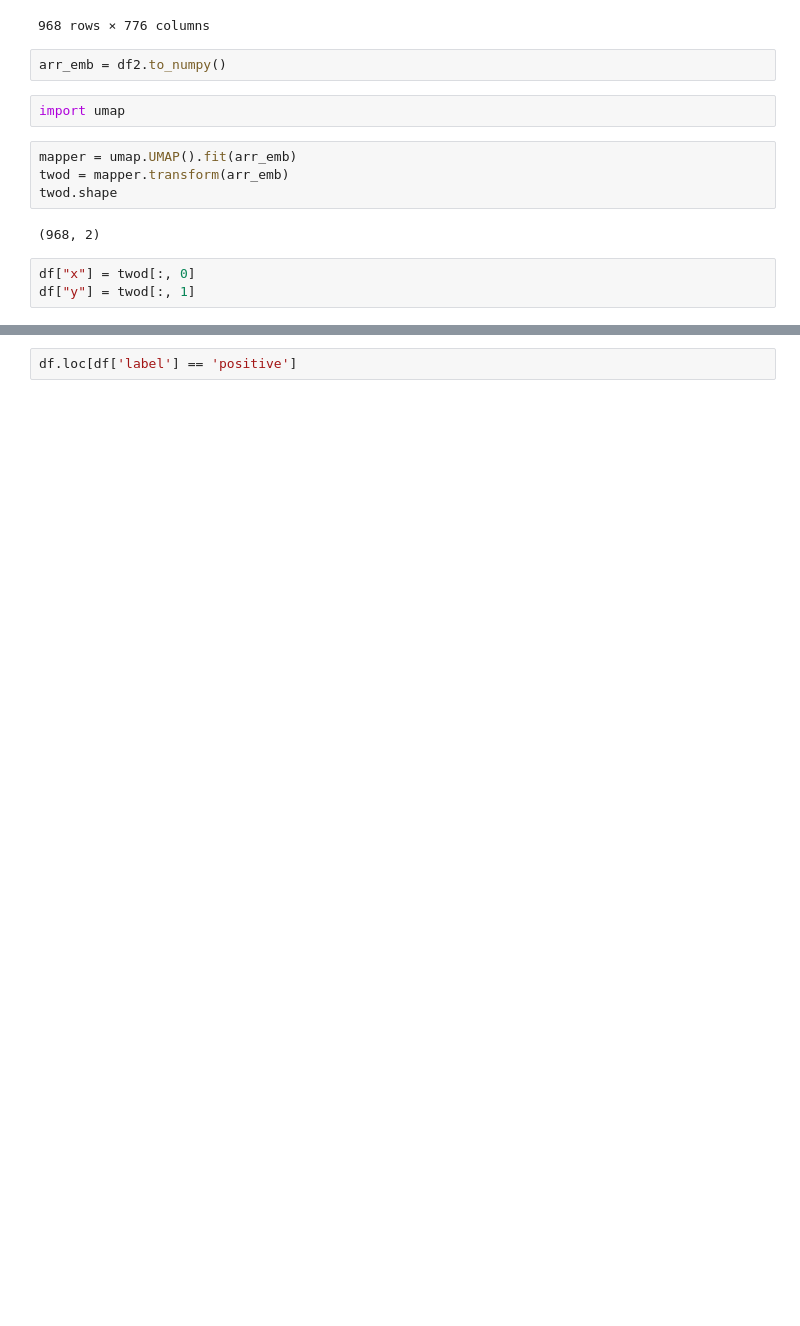
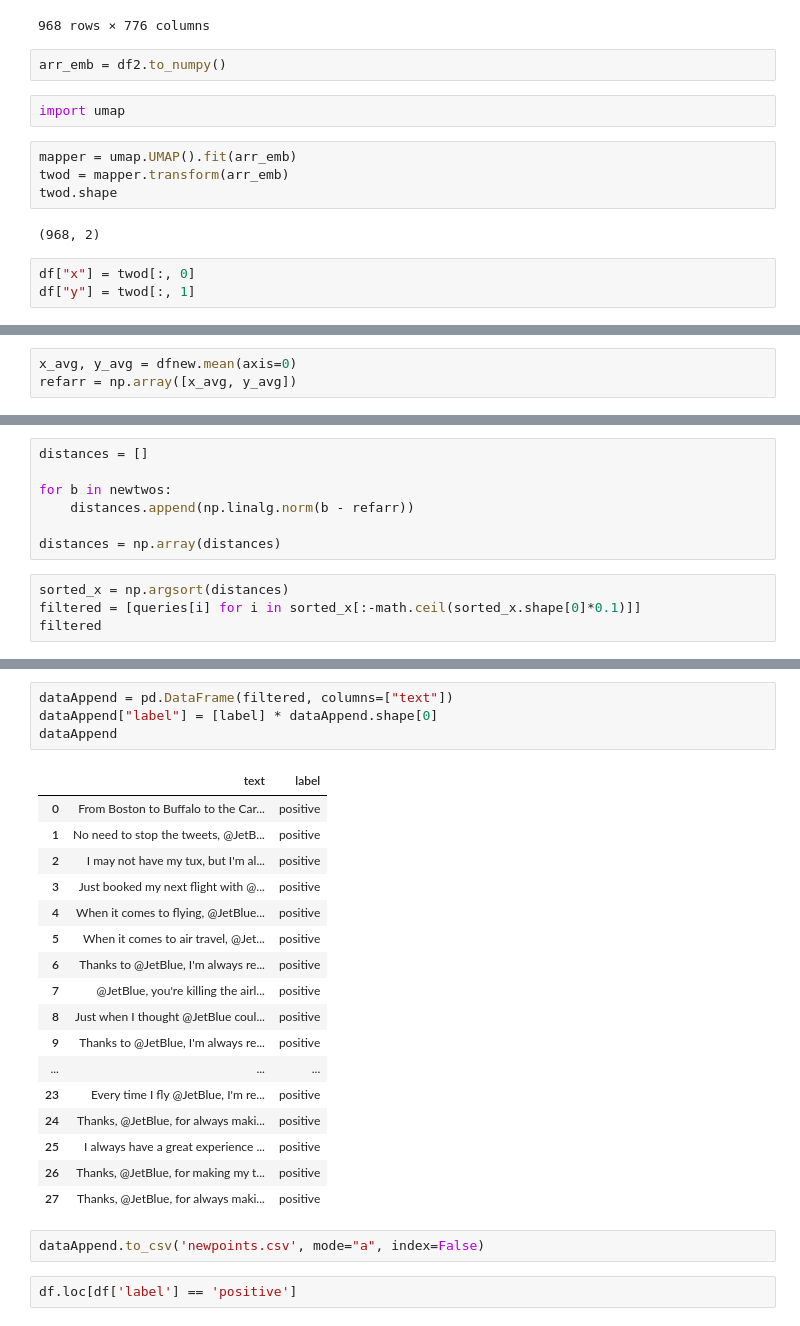
Before and after one commit to jordanhanson1/Linguistic-Linguini, a Jupyter notebook: Clustering Tests.ipynb, the cells around one changed output, grey strips where cells are left out. Cells and saved outputs as stored; diff of their text form; blank space fills up the shorter version.

```diff
--- a/Clustering Tests.ipynb
+++ b/Clustering Tests.ipynb
@@ -227,0 +324,3 @@ dfnew
+# %%
+x_avg, y_avg = dfnew.mean(axis=0)
+refarr = np.array([x_avg, y_avg])
@@ -227,0 +329,11 @@ dfnew
+# %%
+distances = []
+
+for b in newtwos:
+    distances.append(np.linalg.norm(b - refarr))
+
+distances = np.array(distances)
+# %%
+sorted_x = np.argsort(distances)
+filtered = [queries[i] for i in sorted_x[:-math.ceil(sorted_x.shape[0]*0.1)]]
+filtered
@@ -228,3 +358,27 @@ dfnew
+# %%
+dataAppend = pd.DataFrame(filtered, columns=["text"])
+dataAppend["label"] = [label] * dataAppend.shape[0]
+dataAppend
+# %% [output]
+|  | text | label |
+| 0 | From Boston to Buffalo to the Car... | positive |
+| 1 | No need to stop the tweets, @JetB... | positive |
+| 2 | I may not have my tux, but I'm al... | positive |
+| 3 | Just booked my next flight with @... | positive |
+| 4 | When it comes to flying, @JetBlue... | positive |
+| 5 | When it comes to air travel, @Jet... | positive |
+| 6 | Thanks to @JetBlue, I'm always re... | positive |
+| 7 | @JetBlue, you're killing the airl... | positive |
+| 8 | Just when I thought @JetBlue coul... | positive |
+| 9 | Thanks to @JetBlue, I'm always re... | positive |
+| ... | ... | ... |
+| 23 | Every time I fly @JetBlue, I'm re... | positive |
+| 24 | Thanks, @JetBlue, for always maki... | positive |
+| 25 | I always have a great experience ... | positive |
+| 26 | Thanks, @JetBlue, for making my t... | positive |
+| 27 | Thanks, @JetBlue, for always maki... | positive |
+# %%
+dataAppend.to_csv('newpoints.csv', mode="a", index=False)
 # %%
 df.loc[df['label'] == 'positive']
 # %% [output]
```
Also changed, not shown: parts of 22 cells of this notebook, 2 other files.
